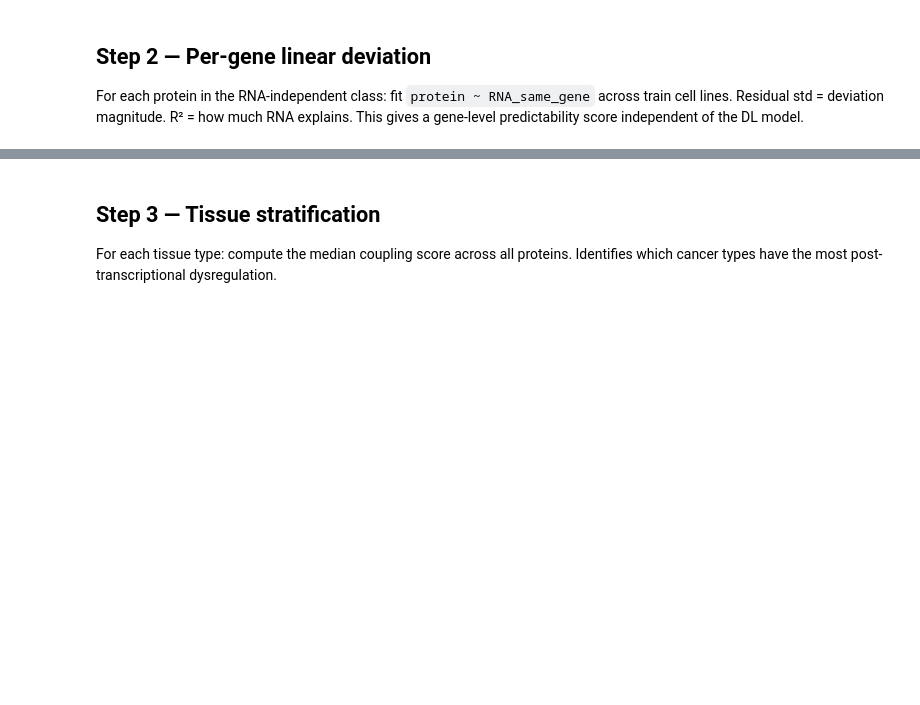
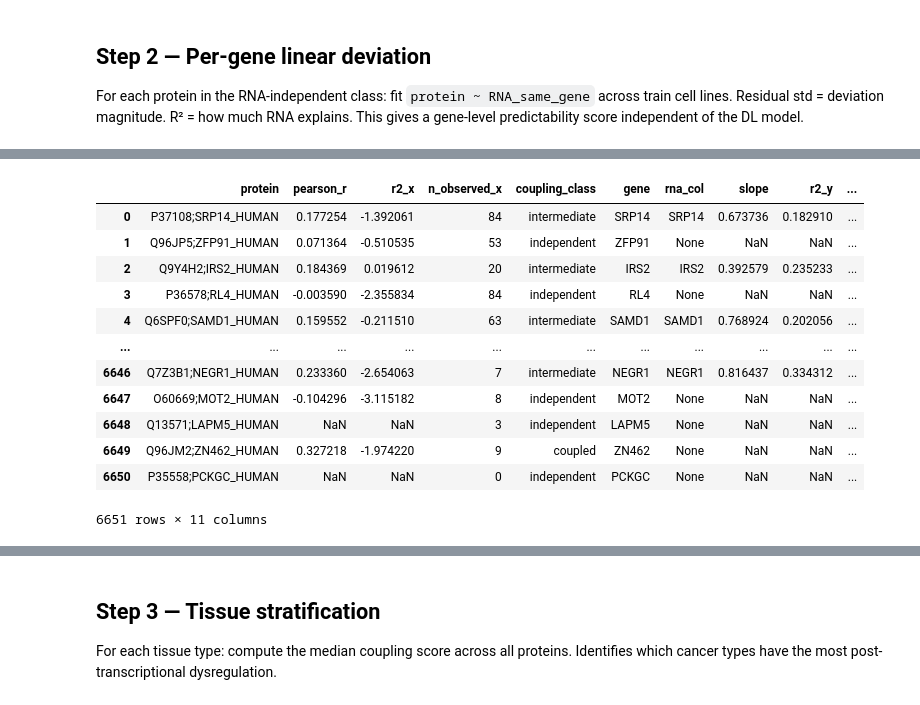
Before and after one commit to fshokor/multiomics-drug-response, a Jupyter notebook: notebooks/nb16_deviation_characterization.ipynb, the cells around one changed output, grey strips where cells are left out. Cells and saved outputs as stored; diff of their text form; code cells hidden in the pictures; blank space fills up the shorter version.

```diff
--- a/notebooks/nb16_deviation_characterization.ipynb
+++ b/notebooks/nb16_deviation_characterization.ipynb
@@ -233,3 +292,19 @@ print(f'Done. Shape: {deviation_df.shape}')
+# %%
+protein_df_full
+# %% [output]
+|  | protein | pearson_r | r2_x | n_observed_x | coupling_class | gene | rna_col | slope | r2_y | ... |
+| 0 | P37108;SRP14_HUMAN | 0.177254 | -1.392061 | 84 | intermediate | SRP14 | SRP14 | 0.673736 | 0.182910 | ... |
+| 1 | Q96JP5;ZFP91_HUMAN | 0.071364 | -0.510535 | 53 | independent | ZFP91 | None | NaN | NaN | ... |
+| 2 | Q9Y4H2;IRS2_HUMAN | 0.184369 | 0.019612 | 20 | intermediate | IRS2 | IRS2 | 0.392579 | 0.235233 | ... |
+| 3 | P36578;RL4_HUMAN | -0.003590 | -2.355834 | 84 | independent | RL4 | None | NaN | NaN | ... |
+| 4 | Q6SPF0;SAMD1_HUMAN | 0.159552 | -0.211510 | 63 | intermediate | SAMD1 | SAMD1 | 0.768924 | 0.202056 | ... |
+| ... | ... | ... | ... | ... | ... | ... | ... | ... | ... | ... |
+| 6646 | Q7Z3B1;NEGR1_HUMAN | 0.233360 | -2.654063 | 7 | intermediate | NEGR1 | NEGR1 | 0.816437 | 0.334312 | ... |
+| 6647 | O60669;MOT2_HUMAN | -0.104296 | -3.115182 | 8 | independent | MOT2 | None | NaN | NaN | ... |
+| 6648 | Q13571;LAPM5_HUMAN | NaN | NaN | 3 | independent | LAPM5 | None | NaN | NaN | ... |
+| 6649 | Q96JM2;ZN462_HUMAN | 0.327218 | -1.974220 | 9 | coupled | ZN462 | None | NaN | NaN | ... |
+| 6650 | P35558;PCKGC_HUMAN | NaN | NaN | 0 | independent | PCKGC | None | NaN | NaN | ... |
+6651 rows × 11 columns
 # %%
 # Merge coupling scores with linear deviation stats
 protein_df_full = coupling_df.merge(deviation_df, on='protein', how='left')
```
Also changed, not shown: parts of 24 cells of this notebook.
